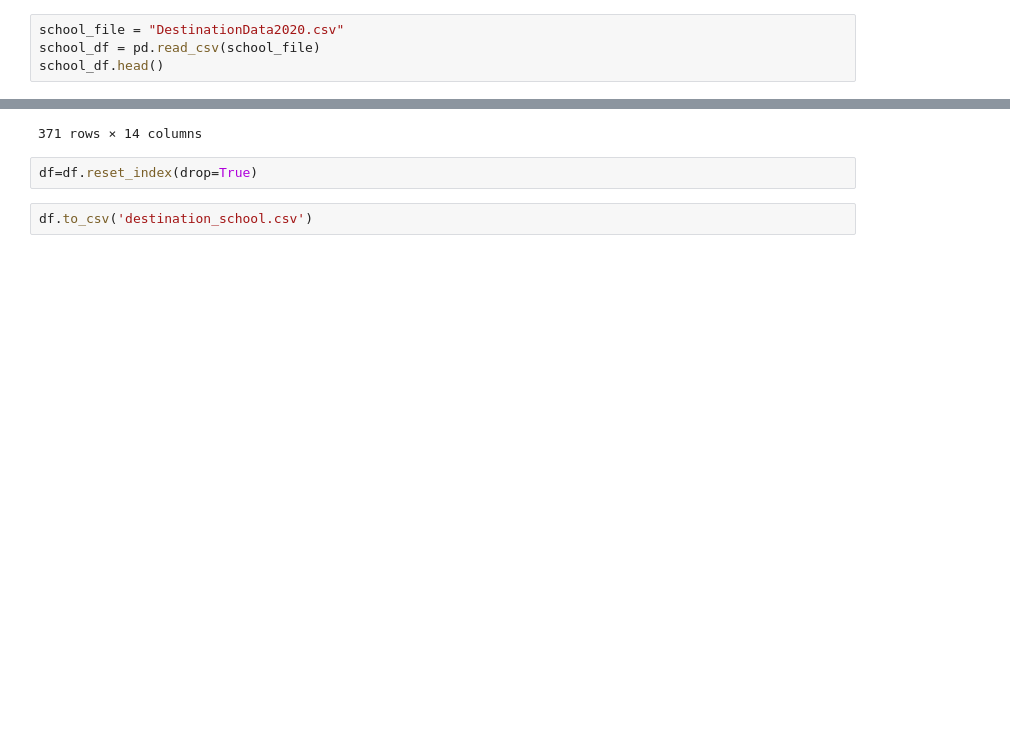
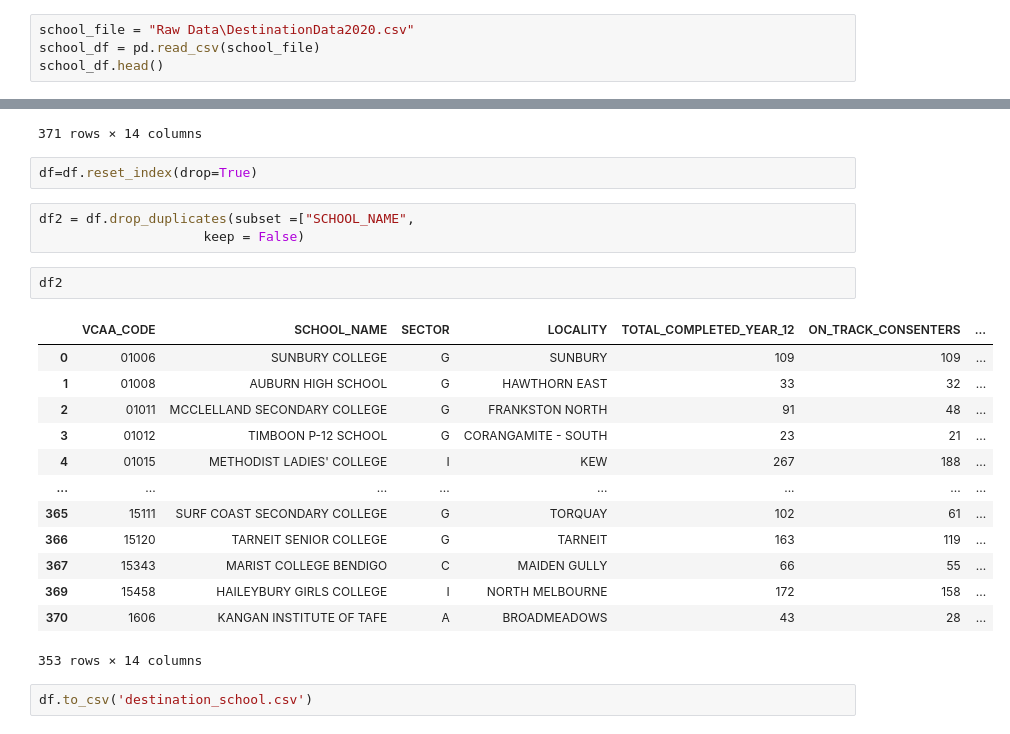
Before and after one commit to h612/DataEngineering_ETL, a Jupyter notebook: DataPreProcessing.ipynb, the cells around one changed output, grey strips where cells are left out. Saved outputs shown, nothing was run; the diff lists cells and outputs as text; blank space fills up the shorter version.

```diff
--- a/DataPreProcessing.ipynb
+++ b/DataPreProcessing.ipynb
@@ -3,7 +3,7 @@ import pandas as pd
 from sqlalchemy import create_engine
 import numpy as np
 # %%
-school_file = "DestinationData2020.csv"
+school_file = "Raw Data\DestinationData2020.csv"
 school_df = pd.read_csv(school_file)
 school_df.head()
 # %% [output]
@@ -124,5 +124,24 @@ df
 371 rows × 14 columns
 # %%
 df=df.reset_index(drop=True)
+# %%
+df2 = df.drop_duplicates(subset =["SCHOOL_NAME",
+                     keep = False)
+# %%
+df2
+# %% [output]
+|  | VCAA_CODE | SCHOOL_NAME | SECTOR | LOCALITY | TOTAL_COMPLETED_YEAR_12 | ON_TRACK_CONSENTERS | ... |
+| 0 | 01006 | SUNBURY COLLEGE | G | SUNBURY | 109 | 109 | ... |
+| 1 | 01008 | AUBURN HIGH SCHOOL | G | HAWTHORN EAST | 33 | 32 | ... |
+| 2 | 01011 | MCCLELLAND SECONDARY COLLEGE | G | FRANKSTON NORTH | 91 | 48 | ... |
+| 3 | 01012 | TIMBOON P-12 SCHOOL | G | CORANGAMITE - SOUTH | 23 | 21 | ... |
+| 4 | 01015 | METHODIST LADIES' COLLEGE | I | KEW | 267 | 188 | ... |
+| ... | ... | ... | ... | ... | ... | ... | ... |
+| 365 | 15111 | SURF COAST SECONDARY COLLEGE | G | TORQUAY | 102 | 61 | ... |
+| 366 | 15120 | TARNEIT SENIOR COLLEGE | G | TARNEIT | 163 | 119 | ... |
+| 367 | 15343 | MARIST COLLEGE BENDIGO | C | MAIDEN GULLY | 66 | 55 | ... |
+| 369 | 15458 | HAILEYBURY GIRLS COLLEGE | I | NORTH MELBOURNE | 172 | 158 | ... |
+| 370 | 1606 | KANGAN INSTITUTE OF TAFE | A | BROADMEADOWS | 43 | 28 | ... |
+353 rows × 14 columns
 # %%
 df.to_csv('destination_school.csv')
```
Also changed, not shown: 1 other file.
